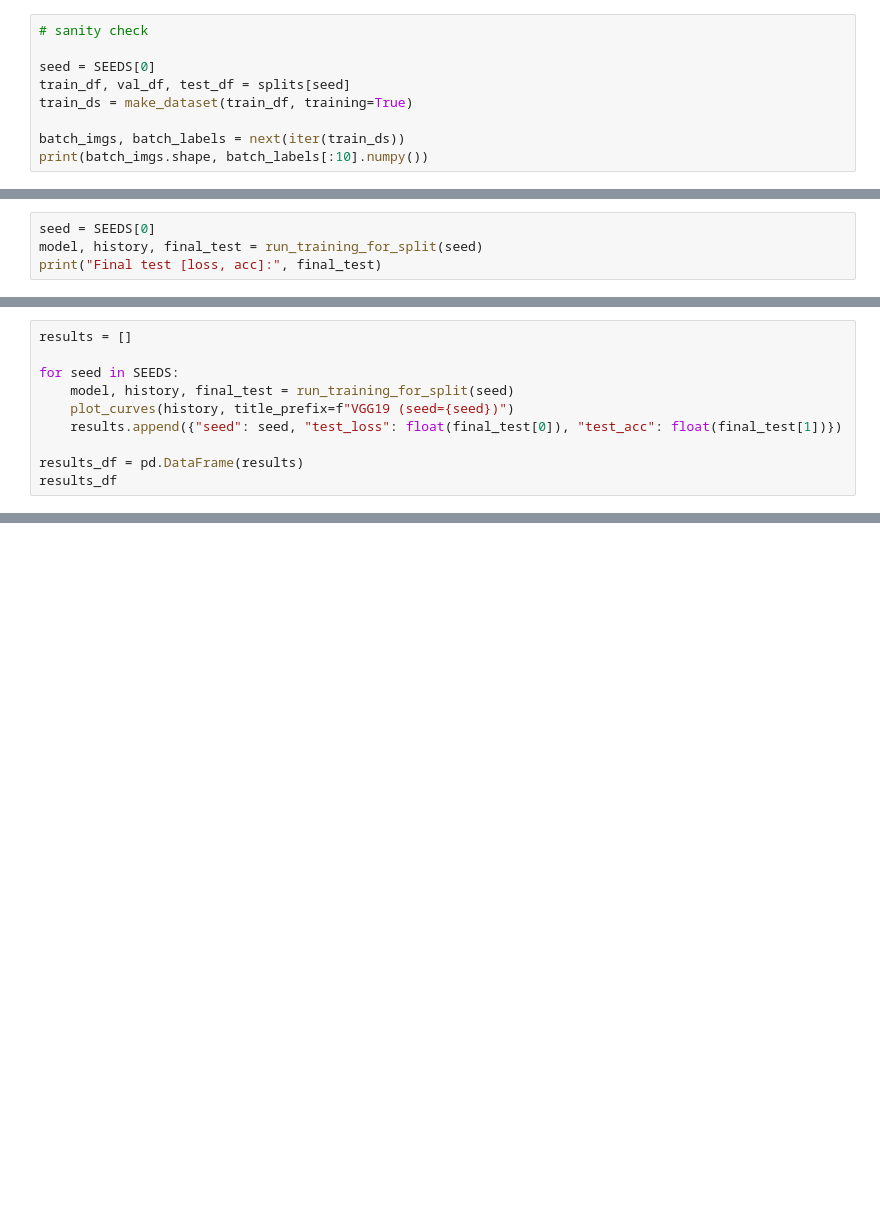
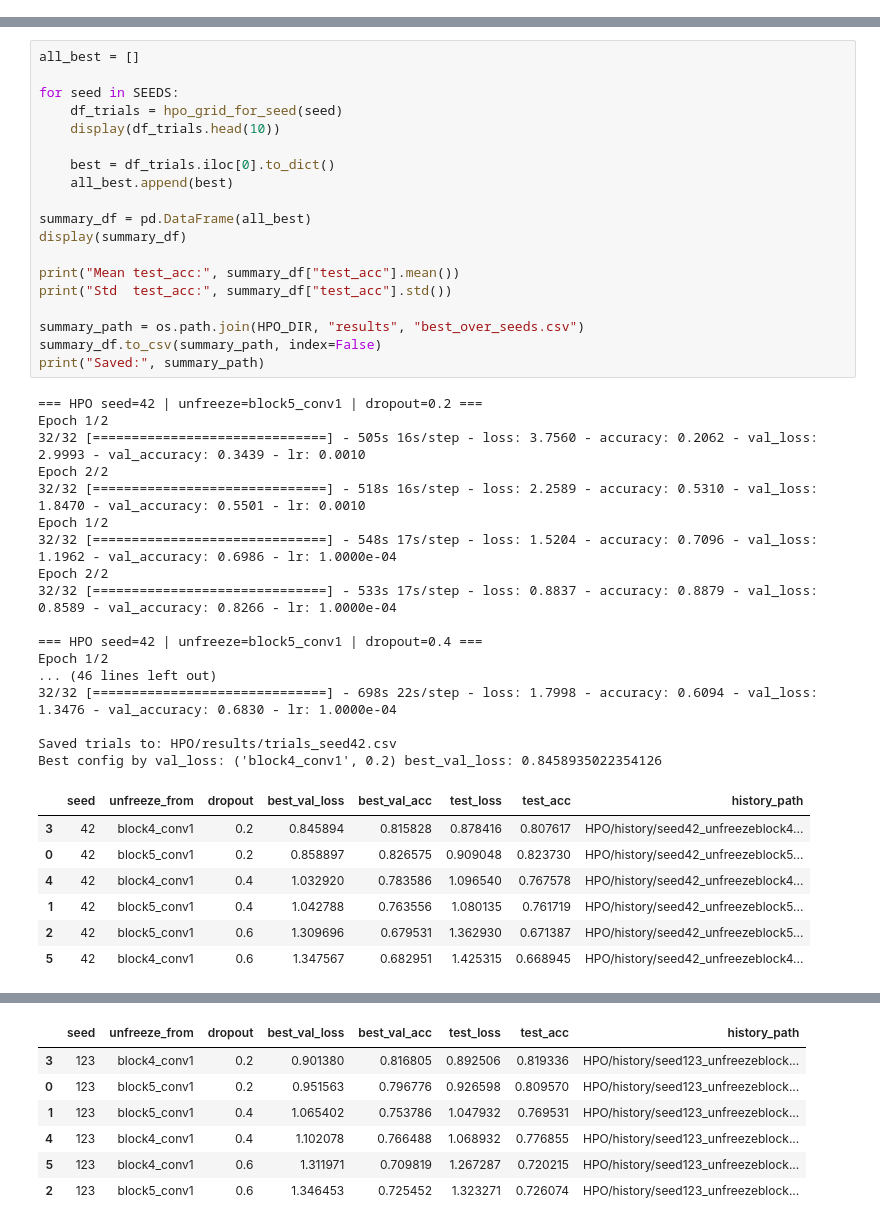
Before and after one commit to talpazi/ml-course-assign4, a Jupyter notebook: main.ipynb, the cells around one changed output, grey strips where cells are left out. Cells and saved outputs as stored; diff of their text form; blank space fills up the shorter version.

```diff
--- a/main.ipynb
+++ b/main.ipynb
@@ -111,12 +307,3 @@ def make_dataset(df, training=False):
     ds = ds.map(_map_fn, num_parallel_calls=AUTOTUNE)
     ds = ds.batch(BATCH_SIZE).prefetch(AUTOTUNE)
     return ds
-# %%
-# sanity check
-
-seed = SEEDS[0]
-train_df, val_df, test_df = splits[seed]
-train_ds = make_dataset(train_df, training=True)
-
-batch_imgs, batch_labels = next(iter(train_ds))
-print(batch_imgs.shape, batch_labels[:10].numpy())
@@ -237,4 +616,0 @@ def run_training_for_split(seed):
-# %%
-seed = SEEDS[0]
-model, history, final_test = run_training_for_split(seed)
-print("Final test [loss, acc]:", final_test)
@@ -270,10 +616,0 @@ plot_curves(history, title_prefix=f"VGG19 (seed={seed})")
-# %%
-results = []
-
-for seed in SEEDS:
-    model, history, final_test = run_training_for_split(seed)
-    plot_curves(history, title_prefix=f"VGG19 (seed={seed})")
-    results.append({"seed": seed, "test_loss": float(final_test[0]), "test_acc": float(final_test[1])})
-
-results_df = pd.DataFrame(results)
-results_df
@@ -282,0 +662,44 @@ print("Std  test acc:", results_df["test_acc"].std())
+# %%
+all_best = []
+
+for seed in SEEDS:
+    df_trials = hpo_grid_for_seed(seed)
+    display(df_trials.head(10))
+
+    best = df_trials.iloc[0].to_dict()
+    all_best.append(best)
+
+summary_df = pd.DataFrame(all_best)
+display(summary_df)
+
+print("Mean test_acc:", summary_df["test_acc"].mean())
+print("Std  test_acc:", summary_df["test_acc"].std())
+
+summary_path = os.path.join(HPO_DIR, "results", "best_over_seeds.csv")
+summary_df.to_csv(summary_path, index=False)
+print("Saved:", summary_path)
+# %% [output]
+=== HPO seed=42 | unfreeze=block5_conv1 | dropout=0.2 ===
+Epoch 1/2
+32/32 [==============================] - 505s 16s/step - loss: 3.7560 - accuracy: 0.2062 - val_loss: 2.9993 - val_accuracy: 0.3439 - lr: 0.0010
+Epoch 2/2
+32/32 [==============================] - 518s 16s/step - loss: 2.2589 - accuracy: 0.5310 - val_loss: 1.8470 - val_accuracy: 0.5501 - lr: 0.0010
+Epoch 1/2
+32/32 [==============================] - 548s 17s/step - loss: 1.5204 - accuracy: 0.7096 - val_loss: 1.1962 - val_accuracy: 0.6986 - lr: 1.0000e-04
+Epoch 2/2
+32/32 [==============================] - 533s 17s/step - loss: 0.8837 - accuracy: 0.8879 - val_loss: 0.8589 - val_accuracy: 0.8266 - lr: 1.0000e-04
+
+=== HPO seed=42 | unfreeze=block5_conv1 | dropout=0.4 ===
+Epoch 1/2
+... (46 lines left out)
+32/32 [==============================] - 698s 22s/step - loss: 1.7998 - accuracy: 0.6094 - val_loss: 1.3476 - val_accuracy: 0.6830 - lr: 1.0000e-04
+
+Saved trials to: HPO/results/trials_seed42.csv
+Best config by val_loss: ('block4_conv1', 0.2) best_val_loss: 0.8458935022354126
+|  | seed | unfreeze_from | dropout | best_val_loss | best_val_acc | test_loss | test_acc | history_path |
+| 3 | 42 | block4_conv1 | 0.2 | 0.845894 | 0.815828 | 0.878416 | 0.807617 | HPO/history/seed42_unfreezeblock4... |
+| 0 | 42 | block5_conv1 | 0.2 | 0.858897 | 0.826575 | 0.909048 | 0.823730 | HPO/history/seed42_unfreezeblock5... |
+| 4 | 42 | block4_conv1 | 0.4 | 1.032920 | 0.783586 | 1.096540 | 0.767578 | HPO/history/seed42_unfreezeblock4... |
+| 1 | 42 | block5_conv1 | 0.4 | 1.042788 | 0.763556 | 1.080135 | 0.761719 | HPO/history/seed42_unfreezeblock5... |
+| 2 | 42 | block5_conv1 | 0.6 | 1.309696 | 0.679531 | 1.362930 | 0.671387 | HPO/history/seed42_unfreezeblock5... |
+| 5 | 42 | block4_conv1 | 0.6 | 1.347567 | 0.682951 | 1.425315 | 0.668945 | HPO/history/seed42_unfreezeblock4... |
@@ -282,0 +723,7 @@ print("Std  test acc:", results_df["test_acc"].std())
+|  | seed | unfreeze_from | dropout | best_val_loss | best_val_acc | test_loss | test_acc | history_path |
+| 3 | 123 | block4_conv1 | 0.2 | 0.901380 | 0.816805 | 0.892506 | 0.819336 | HPO/history/seed123_unfreezeblock... |
+| 0 | 123 | block5_conv1 | 0.2 | 0.951563 | 0.796776 | 0.926598 | 0.809570 | HPO/history/seed123_unfreezeblock... |
+| 1 | 123 | block5_conv1 | 0.4 | 1.065402 | 0.753786 | 1.047932 | 0.769531 | HPO/history/seed123_unfreezeblock... |
+| 4 | 123 | block4_conv1 | 0.4 | 1.102078 | 0.766488 | 1.068932 | 0.776855 | HPO/history/seed123_unfreezeblock... |
+| 5 | 123 | block4_conv1 | 0.6 | 1.311971 | 0.709819 | 1.267287 | 0.720215 | HPO/history/seed123_unfreezeblock... |
+| 2 | 123 | block5_conv1 | 0.6 | 1.346453 | 0.725452 | 1.323271 | 0.726074 | HPO/history/seed123_unfreezeblock... |
```
Also changed, not shown: parts of 32 cells of this notebook, 35 other files.
